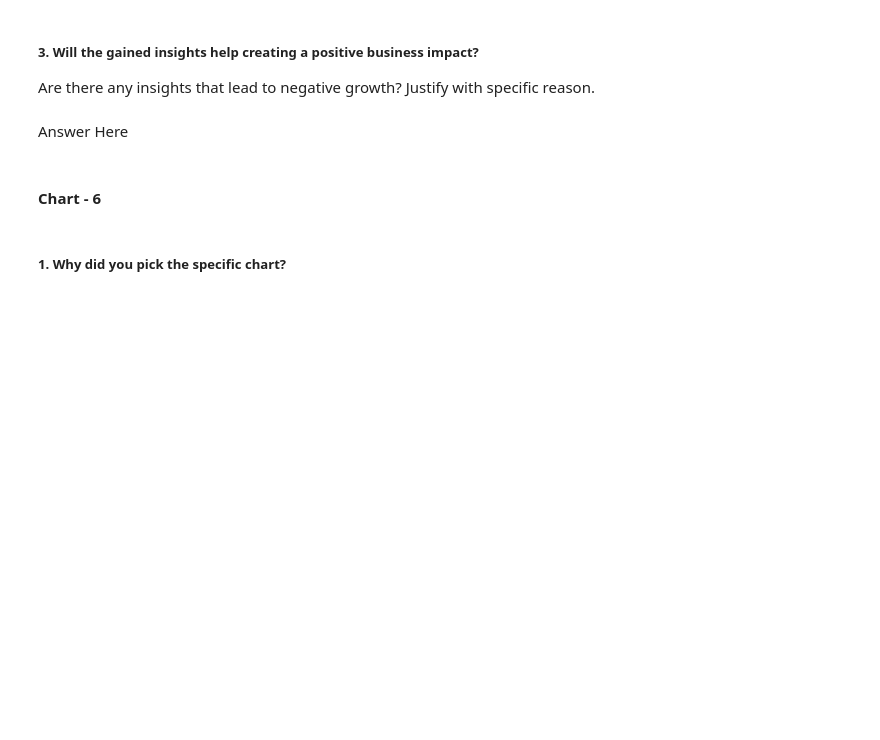
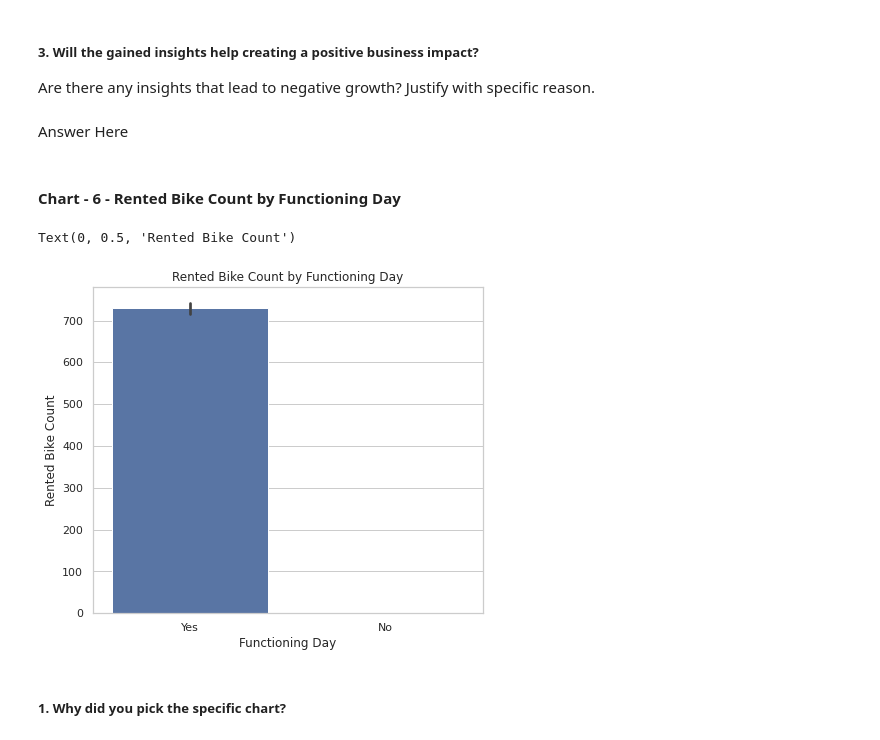
Before and after one commit to ayush9304/BikeSharingDemandPrediction, a Jupyter notebook: Bike_Sharing_Demand_Prediction.ipynb, the cells around one changed output. Drawn from its saved outputs; the diff is of its cells as text; code cells hidden in the pictures; blank space fills up the shorter version.

```diff
--- a/Bike_Sharing_Demand_Prediction.ipynb
+++ b/Bike_Sharing_Demand_Prediction.ipynb
@@ -471,4 +503,4 @@ Are there any insights that lead to negative growth? Justify with specific reaso
 # %% [markdown]
 Answer Here
 # %% [markdown]
-#### Chart - 6
+#### Chart - 6 - Rented Bike Count by Functioning Day
@@ -477,3 +507,11 @@ Answer Here
+# %%
+plt.figure(figsize=(7,6))
+sns.barplot(y='Rented Bike Count', x='Functioning Day', data=df)
+plt.title("Rented Bike Count by Functioning Day")
+plt.ylabel("Rented Bike Count")
+# %% [output]
+Text(0, 0.5, 'Rented Bike Count')
+[figure, added]
 # %% [markdown]
 ##### 1. Why did you pick the specific chart?
 # %% [markdown]
```
Also changed, not shown: parts of 23 cells of this notebook.
